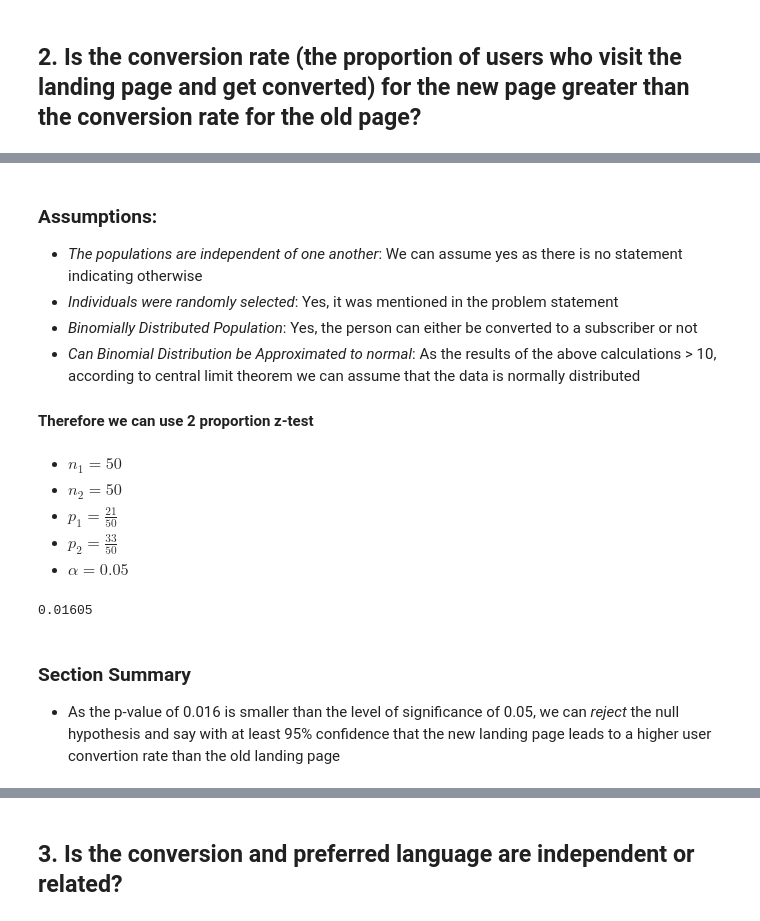
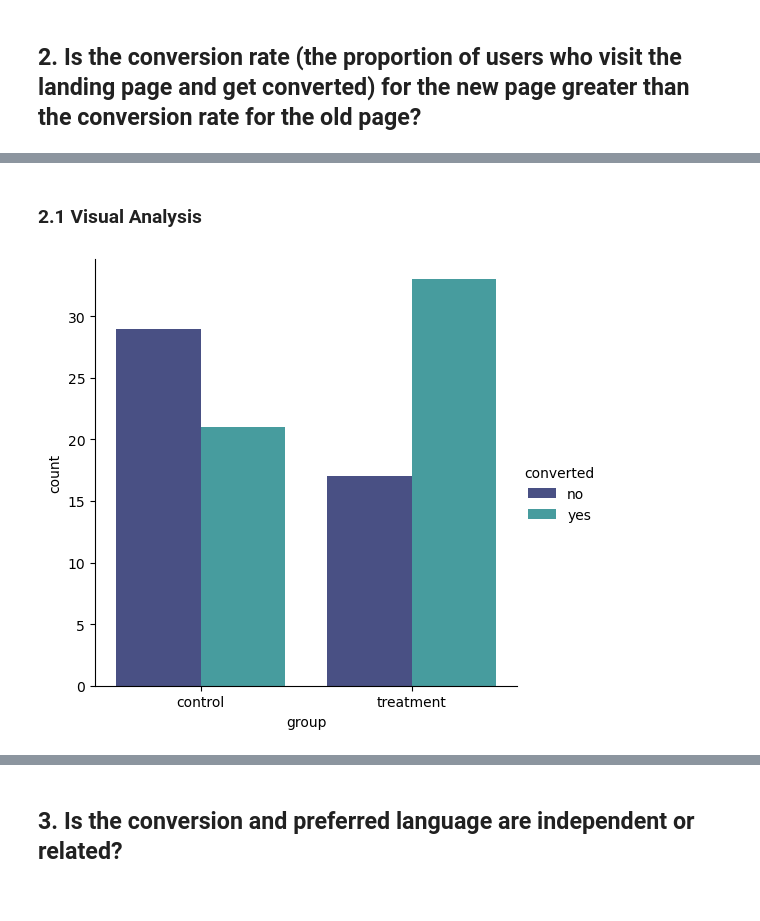
Before and after one commit to YatikT/Coursework, a Jupyter notebook: Project File Stats.ipynb, the cells around one changed output, grey strips where cells are left out. Drawn from its saved outputs; the diff is of its cells as text; code cells hidden in the pictures.

```diff
--- a/Project File Stats.ipynb
+++ b/Project File Stats.ipynb
@@ -318,27 +289,7 @@ print(n*p2, n*(1-p2)) # Print values of np2 and n(1-p2)
-# %% [markdown]
-### Assumptions:
-- *The populations are independent of one another*: We can assume yes as there is no statement indicating otherwise
-- *Individuals were randomly selected*: Yes, it was mentioned in the problem statement
-- *Binomially Distributed Population*: Yes, the person can either be converted to a subscriber or not
-- *Can Binomial Distribution be Approximated to normal*: As the results of the above calculations > 10, according to central limit theorem we can assume that the data is normally distributed
-
-#### Therefore we can use 2 proportion z-test
-# %% [markdown]
-- $n_{1} = 50$
-- $n_{2} = 50$
-- $p_{1} = \frac{21}{50}$
-- $p_{2} = \frac{33}{50}$
-- $\alpha = 0.05$
-# %%
-from statsmodels.stats.proportion import proportions_ztest
-
-converted_users = np.array([21,33])
-sample_sizes = np.array([50,50])
-
-test_stat,p_value = proportions_ztest(converted_users,sample_sizes)
-round(p_value,5)
-# %% [output]
-0.01605
-# %% [markdown]
-### Section Summary
-- As the p-value of 0.016 is smaller than the level of significance of 0.05, we can *reject* the null hypothesis and say with at least 95% confidence that the new landing page leads to a higher user convertion rate than the old landing page
+# %% [markdown]
+### 2.1 Visual Analysis
+# %%
+# Create a grouped countplot to compare conversion rates between both experimental groups
+sns.catplot(data=df, kind="count", x="group", hue="converted", palette="mako");
+# %% [output]
+[figure, added]
```
Also changed, not shown: parts of 47 cells of this notebook.
